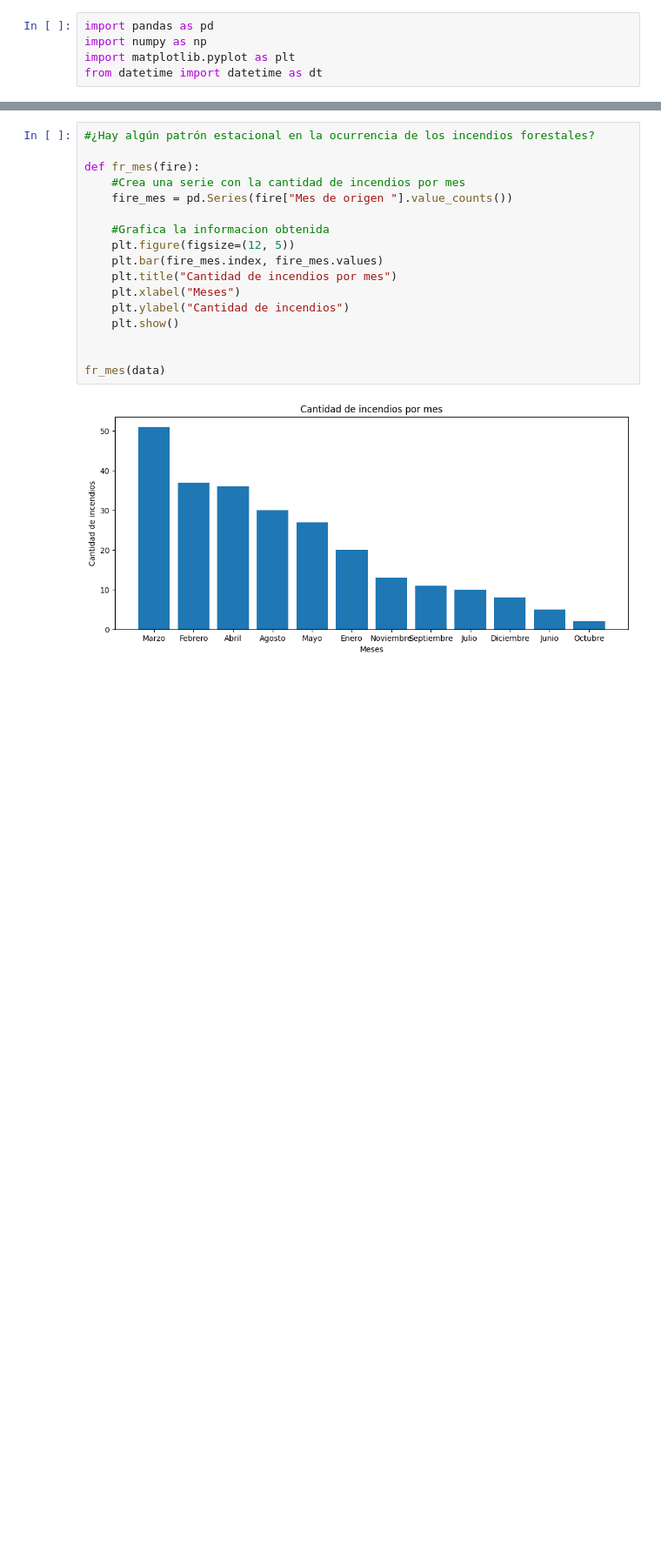
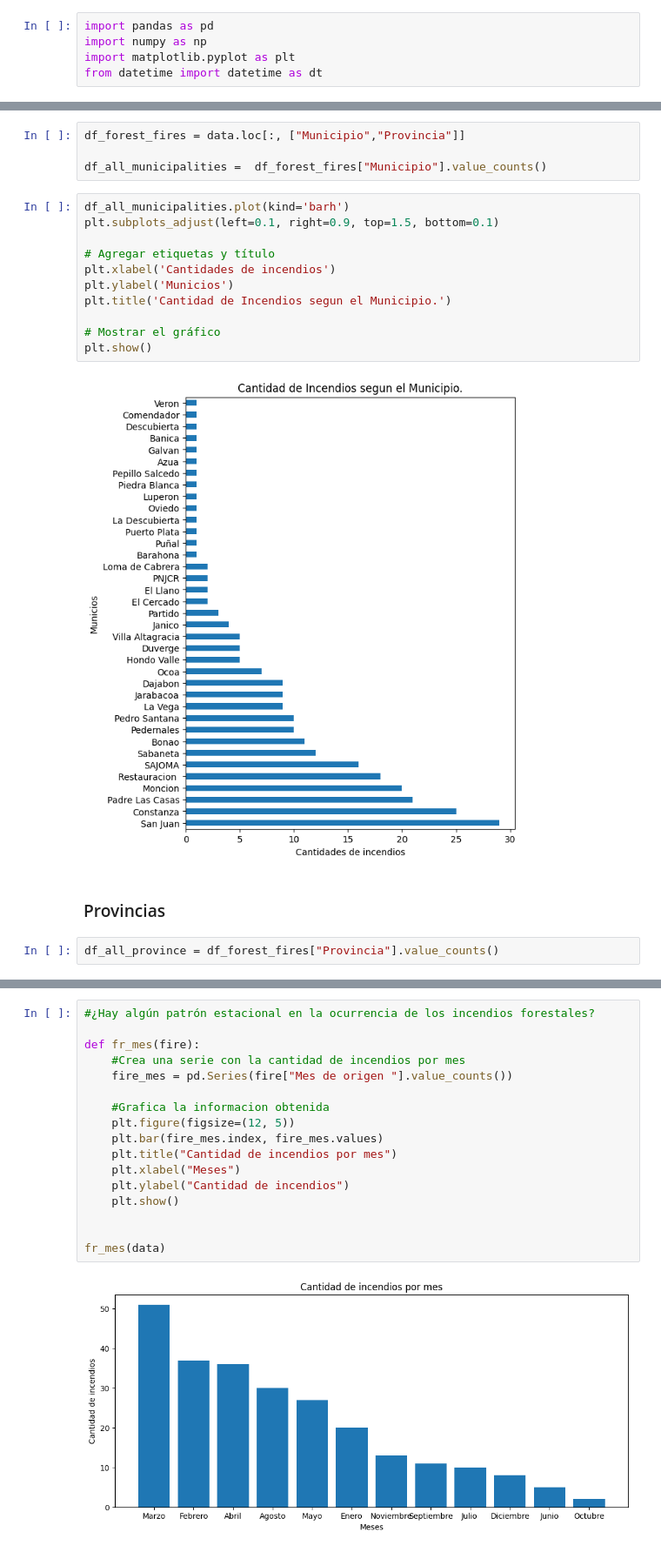
Before and after one commit to Edwinroman30/sic-forest-fire-rd, a Jupyter notebook: main.ipynb, the cells around one changed output, grey strips where cells are left out. Shown: that part at 87% size. Saved outputs shown, nothing was run; the diff lists cells and outputs as text; blank space fills up the shorter version.

```diff
--- a/main.ipynb
+++ b/main.ipynb
@@ -26,0 +32,21 @@ None
+# %%
+df_forest_fires = data.loc[:, ["Municipio","Provincia"]]
+
+df_all_municipalities =  df_forest_fires["Municipio"].value_counts()
+# %%
+df_all_municipalities.plot(kind='barh')
+plt.subplots_adjust(left=0.1, right=0.9, top=1.5, bottom=0.1)
+
+# Agregar etiquetas y título
+plt.xlabel('Cantidades de incendios')
+plt.ylabel('Municios')
+plt.title('Cantidad de Incendios segun el Municipio.')
+
+# Mostrar el gráfico
+plt.show()
+# %% [output]
+[figure, added]
+# %% [markdown]
+### Provincias
+# %%
+df_all_province = df_forest_fires["Provincia"].value_counts()
```
Also changed, not shown: parts of 11 cells of this notebook, 1 other file.
